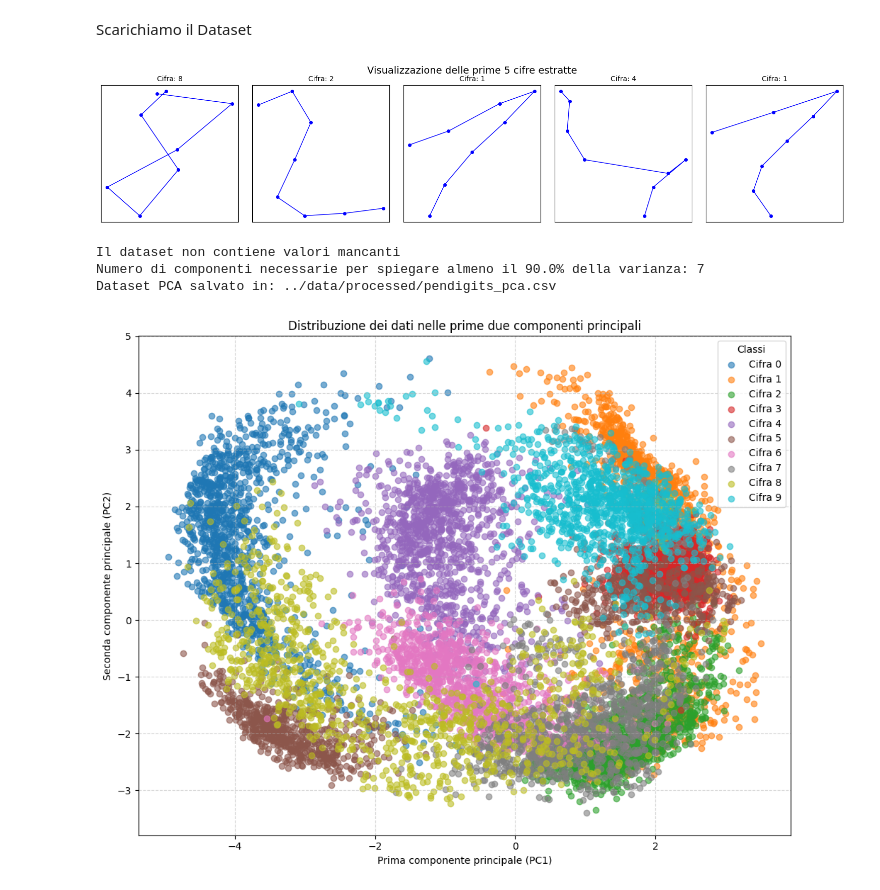
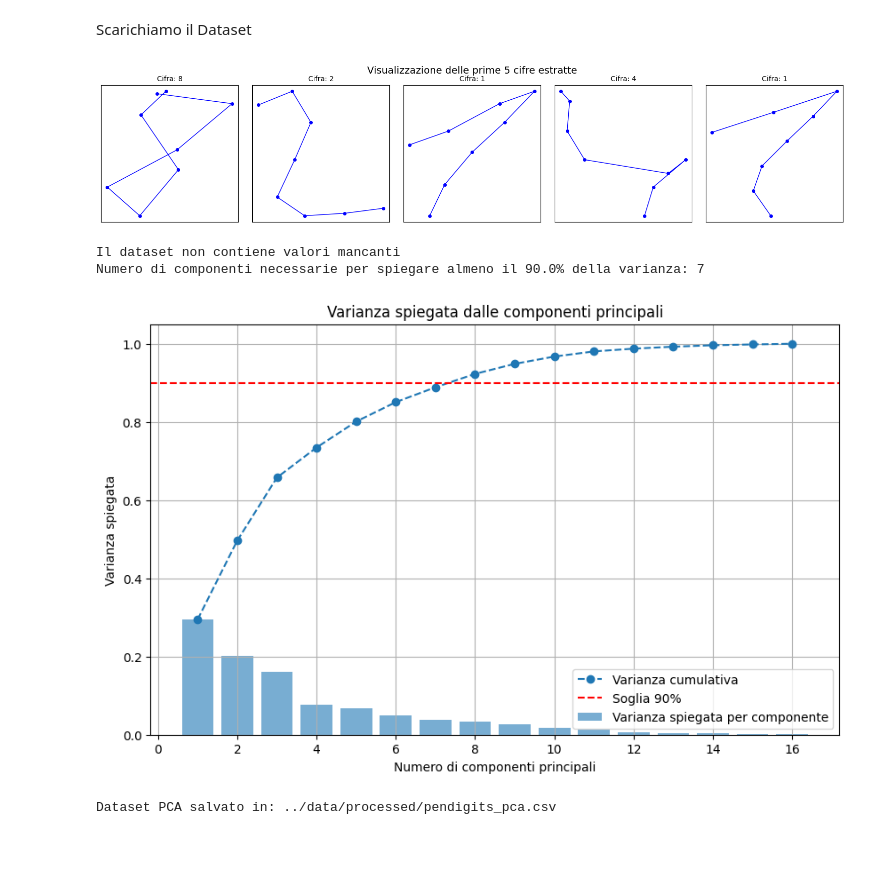
Before and after one commit to ale24cocco/pendigits-clustering, a Jupyter notebook: notebooks/explore_pendigits.ipynb, the cells around one changed output. Drawn from its saved outputs; the diff is of its cells as text; code cells hidden in the pictures; blank space fills up the shorter version.

Commit message:
modifiche finale explore pendigits

```diff
--- a/notebooks/explore_pendigits.ipynb
+++ b/notebooks/explore_pendigits.ipynb
@@ -73,6 +73,8 @@ def preprocessing_pipeline(X, y):
 
     #applichiamo la pca per effettuare una feature extraction
     datasets, datasets_names, n_components = Utils_functions.process_data(X)
+
+    Utils_functions.plot_explained_variance(X)
 
     #selezioniamo il numero di componenti che spiegano ~90% della varianza
     pca = PCA(n_components=n_components)
@@ -149,32 +151,32 @@ def check_and_visualize_outliers_and_distribution():
         sns.violinplot(x=X[column], color="lightgreen")
         plt.title(f"Violin Plot - {column}", fontsize=10)
         plt.xlabel("")
         plt.grid(True, linestyle='--', alpha=0.5)
 
     plt.tight_layout(rect=[0, 0, 1, 0.97])
     plt.show()
 
     #visualizzazione del riepilogo degli outliers
     print("Riepilogo degli Outliers:")
     for feature, count in outlier_summary.items():
         print(f"Feature {feature}: {count} outliers")
 
     #verifica se ci sono outliers
     total_outliers = sum(outlier_summary.values())
     if total_outliers > 0:
         print(f"Totale outliers rilevati: {total_outliers}")
     else:
         print("Non sono stati rilevati outliers nel dataset.")
 
 
 X, y = Utils_functions.load_data()
 
 visualize_raw_data(X, y)
 preprocessing_pipeline(X, y)
 visualize_pca_2d()
 # %% [output]
 [figure]
 Il dataset non contiene valori mancanti
 Numero di componenti necessarie per spiegare almeno il 90.0% della varianza: 7
-Dataset PCA salvato in: ../data/processed/pendigits_pca.csv
-[figure, old version]
+[figure, new version]
+Dataset PCA salvato in: ../data/processed/pendigits_pca.csv
```
Also changed, not shown: parts of 1 cell of this notebook, 1 other file.
